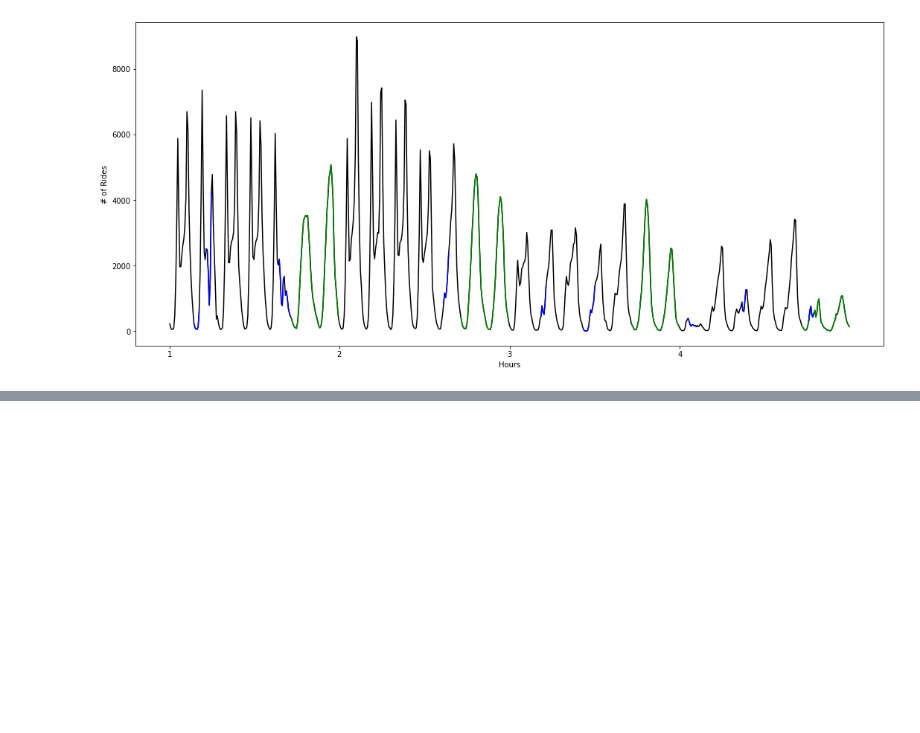
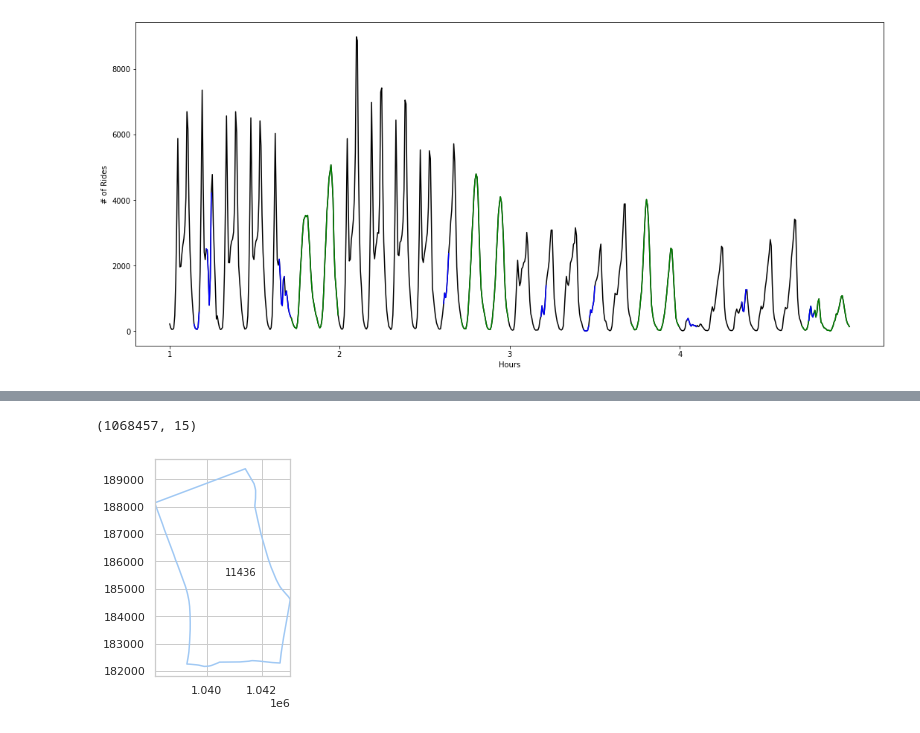
Before and after one commit to FrancescoPase/bikesharing, a Jupyter notebook: Data_Analysis.ipynb, the cells around one changed output, grey strips where cells are left out. Cells and saved outputs as stored; diff of their text form; code cells hidden in the pictures; blank space fills up the shorter version.

Commit message:
shapefile handling

```diff
--- a/Data_Analysis.ipynb
+++ b/Data_Analysis.ipynb
@@ -815,0 +818,17 @@ len(full_month)
+# %%
+sf = shp.Reader("./data/shapefiles/ZIP_CODE_040114.dbf")
+# %%
+def read_shapefile(sf):
+    """
+    Read a shapefile into a Pandas dataframe with a 'coords'
+    column holding the geometry information. This uses the pyshp
+    package
+    """
+    fields = [x[0] for x in sf.fields][1:]
+    records = sf.records()
+    shps = [s.points for s in sf.shapes()]
+    df = pd.DataFrame(columns=fields, data=records)
+    df = df.assign(coords=shps)
+    return df
+# %%
+df_shape = read_shapefile(sf)
@@ -815,0 +844,27 @@ len(full_month)
+# %%
+df.shape
+# %% [output]
+(1068457, 15)
+# %%
+def plot_shape(id, s=None):
+    """ PLOTS A SINGLE SHAPE """
+    plt.figure()
+    ax = plt.axes()
+    ax.set_aspect('equal')
+    shape_ex = sf.shape(id)
+    x_lon = np.zeros((len(shape_ex.points),1))
+    y_lat = np.zeros((len(shape_ex.points),1))
+    for ip in range(len(shape_ex.points)):
+        x_lon[ip] = shape_ex.points[ip][0]
+        y_lat[ip] = shape_ex.points[ip][1]
+    plt.plot(x_lon,y_lat)
+    x0 = np.mean(x_lon)
+    y0 = np.mean(y_lat)
+    plt.text(x0, y0, s, fontsize=10)
+    # use bbox (bounding box) to set plot limits
+    plt.xlim(shape_ex.bbox[0],shape_ex.bbox[2])
+    return x0, y0
+# %%
+_ = plot_shape(0, df_shape.iloc[0]['ZIPCODE'])
+# %% [output]
+[figure, added]
```
Also changed, not shown: parts of 21 cells of this notebook, 1 other file.
